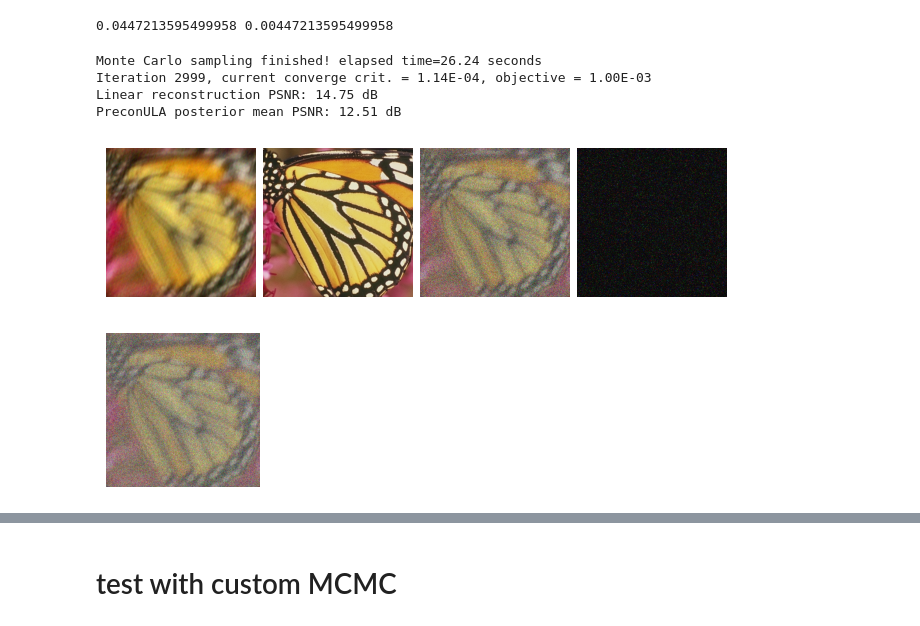
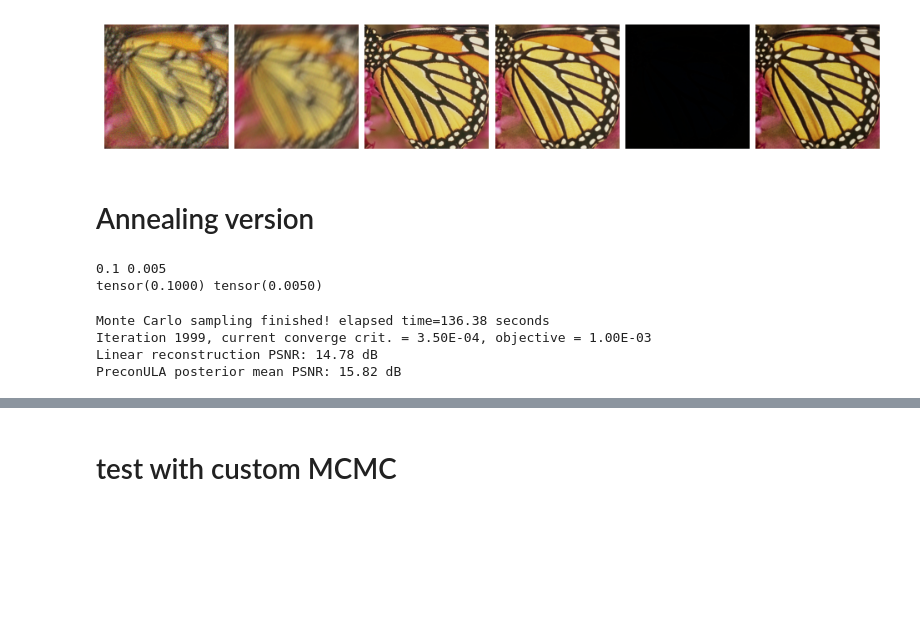
Before and after one commit to JaybeeH32/GenerativeModellingProject, a Jupyter notebook: PMC.ipynb, the cells around one changed output, grey strips where cells are left out. Cells and saved outputs as stored; diff of their text form; code cells hidden in the pictures; blank space fills up the shorter version.

```diff
--- a/PMC.ipynb
+++ b/PMC.ipynb
@@ -40,16 +53,17 @@ plot(y)
 # %%
-gamma = 5e-4
+gamma = 0.0005
 alpha = 1
-iterations = int(4e3) if torch.cuda.is_available() else 10
-sigma_denoiser = np.sqrt(2 * gamma) * 1.5
-print(gamma)
+iterations = int(2e3) if torch.cuda.is_available() else 10
+sigma_denoiser = sigma
+print(np.sqrt(2 * gamma))
 print(sigma_denoiser)
 
 likelihood = dinv.optim.L2(sigma=sigma_denoiser)
 
 prior = dinv.optim.ScorePrior(
-    denoiser=dinv.models.DRUNet(pretrained="download")
-    #denoiser=dinv.models.DiffUNet(large_model=False)
+    #denoiser=dinv.models.DnCNN(pretrained="download")
+    #denoiser=dinv.models.DRUNet(pretrained="download")
+    denoiser=dinv.models.DiffUNet(large_model=False)
 ).to(device)
 
 
@@ -75,10 +90,5 @@ print(
     f"PreconULA posterior mean PSNR: {dinv.utils.metric.cal_psnr(x, pula_mean):.2f} dB"
 )
 
-example_sample = pula_mean + torch.randn_like(pula_mean) * torch.sqrt(pula_var)
-
-
-# plot results
-imgs = [y, x_lin, x, pula_mean, pula_var, example_sample]
-plot(imgs)
+example_sample = pula_mean + torch.randn(1, device=device) * torch.sqrt(pula_var)
 # %% [output]
@@ -149,17 +99,26 @@ Iteration 3999, current converge crit. = 5.84E-04, objective = 1.00E-03
+# %%
+# plot results
+imgs = [y, x_lin, x, pula_mean, pula_var, example_sample]
+dinv_plot(imgs, rescale_mode='clip')
+# %% [output]
+[figure, added]
+# %% [markdown]
+# Annealing version
 # %%
-iterations = int(3e3) if torch.cuda.is_available() else 10
-gamma = 0.000_01
+iterations = int(2e3) if torch.cuda.is_available() else 10
+gamma = 0.0005
 
-xsi = 0.99
+xsi = 0.997
 
-base_sigma = np.sqrt(2 * gamma) * 10
-min_sigma = np.sqrt(2 * gamma)
+base_sigma = sigma * 2
+min_sigma = sigma / 10
 print(base_sigma, min_sigma)
 base_alpha = 1 / (min_sigma**2)
 min_alpha = 1
 sigmas = torch.Tensor([max(base_sigma * (xsi**i) , min_sigma) for i in range(iterations)])
 alphas = torch.Tensor([max(base_alpha * (elem**2), min_alpha) for elem in sigmas]) / 255
 
+print(sigmas[0], sigmas[-1])
 
 pmc_pnp = PMCPnPAnnealing(prior=prior,
                  data_fidelity=likelihood,
@@ -168,7 +127,8 @@ pmc_pnp = PMCPnPAnnealing(prior=prior,
                  sigmas=sigmas,
                  alphas=alphas,)
 # %% [output]
-0.0447213595499958 0.00447213595499958
+0.1 0.005
+tensor(0.1000) tensor(0.0050)
 # %%
 
 pula_mean, pula_var = pmc_pnp(y, physics)
@@ -181,17 +141,8 @@ print(f"Linear reconstruction PSNR: {dinv.utils.metric.cal_psnr(x, x_lin):.2f} d
 print(
     f"PreconULA posterior mean PSNR: {dinv.utils.metric.cal_psnr(x, pula_mean):.2f} dB"
 )
-
-# plot results
-imgs = [x_lin, x, pula_mean, pula_var]
-plot(imgs)
-example_sample = pula_mean + torch.randn_like(pula_mean) * torch.sqrt(pula_var)
-
-plot(example_sample)
 # %% [output]
-Monte Carlo sampling finished! elapsed time=26.24 seconds
-Iteration 2999, current converge crit. = 1.14E-04, objective = 1.00E-03
-Linear reconstruction PSNR: 14.75 dB
-PreconULA posterior mean PSNR: 12.51 dB
+Monte Carlo sampling finished! elapsed time=136.38 seconds
+Iteration 1999, current converge crit. = 3.50E-04, objective = 1.00E-03
+Linear reconstruction PSNR: 14.78 dB
+PreconULA posterior mean PSNR: 15.82 dB
-[figure, removed]
-[figure, removed]
```
Also changed, not shown: parts of 13 cells of this notebook, 12 other files.
